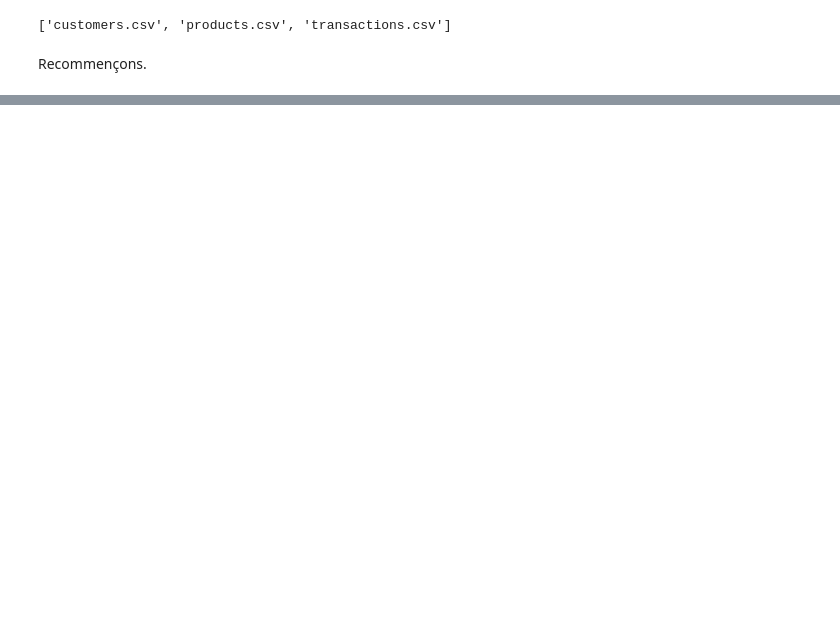
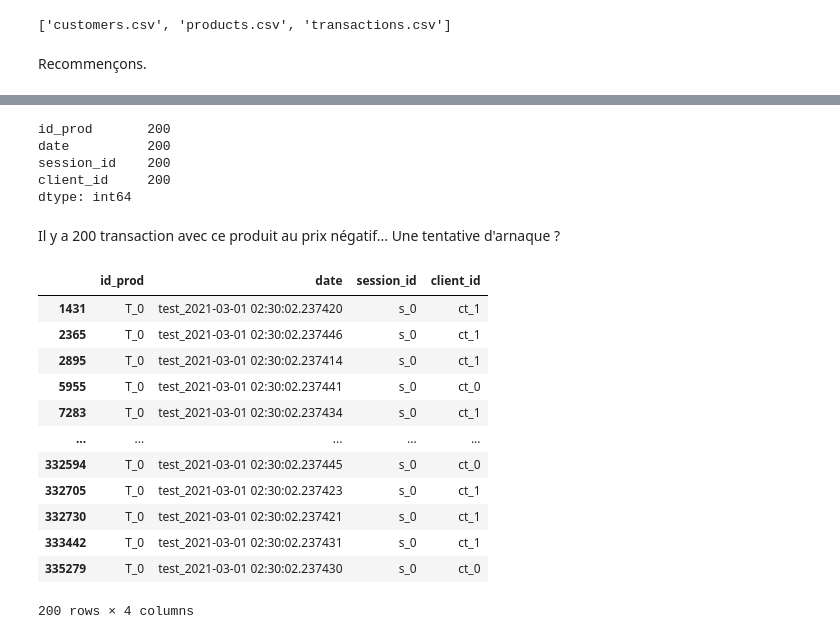
Before and after one commit to nchurlet/Librairie, a Jupyter notebook: Analyse des ventes_Nettoyage_Rendu_Nico.ipynb, the cells around one changed output, grey strips where cells are left out. Drawn from its saved outputs; the diff is of its cells as text; code cells hidden in the pictures; blank space fills up the shorter version.

Commit message:
clean tables
Product T_0 with a price <0 (1 row)
Transaction s_0 with T_0 and ct_0 & ct_1 (200 rows)
Customer ct_0 & ct 1 (2 rows)

```diff
--- a/Analyse des ventes_Nettoyage_Rendu_Nico.ipynb
+++ b/Analyse des ventes_Nettoyage_Rendu_Nico.ipynb
@@ -53,4 +41,7 @@ Recommençons.
 # %%
+# fetch virgin csv using the method listdir from os library. Then build a list of the three df_
+
 df_customers = pd.read_csv(directory_path + listdir_data[0])
 df_products = pd.read_csv(directory_path + listdir_data[1])
-df_customers,df_products
+df_transactions =  pd.read_csv(directory_path + listdir_data[2])
+list_df_datas = [df_customers,df_products,df_transactions]
@@ -80,0 +142,27 @@ ValueError: Invalid file path or buffer object type: <class 'list'>
+# %%
+df_transactions[df_transactions['id_prod'] == 'T_0'].count()
+# %% [output]
+id_prod       200
+date          200
+session_id    200
+client_id     200
+dtype: int64
+# %% [markdown]
+Il y a 200 transaction avec ce produit au prix négatif... Une tentative d'arnaque ?
+# %%
+transaction_to_remove = df_transactions[df_transactions['id_prod'] == 'T_0']
+transaction_to_remove
+# %% [output]
+|  | id_prod | date | session_id | client_id |
+| 1431 | T_0 | test_2021-03-01 02:30:02.237420 | s_0 | ct_1 |
+| 2365 | T_0 | test_2021-03-01 02:30:02.237446 | s_0 | ct_1 |
+| 2895 | T_0 | test_2021-03-01 02:30:02.237414 | s_0 | ct_1 |
+| 5955 | T_0 | test_2021-03-01 02:30:02.237441 | s_0 | ct_0 |
+| 7283 | T_0 | test_2021-03-01 02:30:02.237434 | s_0 | ct_1 |
+| ... | ... | ... | ... | ... |
+| 332594 | T_0 | test_2021-03-01 02:30:02.237445 | s_0 | ct_0 |
+| 332705 | T_0 | test_2021-03-01 02:30:02.237423 | s_0 | ct_1 |
+| 332730 | T_0 | test_2021-03-01 02:30:02.237421 | s_0 | ct_1 |
+| 333442 | T_0 | test_2021-03-01 02:30:02.237431 | s_0 | ct_1 |
+| 335279 | T_0 | test_2021-03-01 02:30:02.237430 | s_0 | ct_0 |
+200 rows × 4 columns
```
Also changed, not shown: parts of 40 cells of this notebook.
